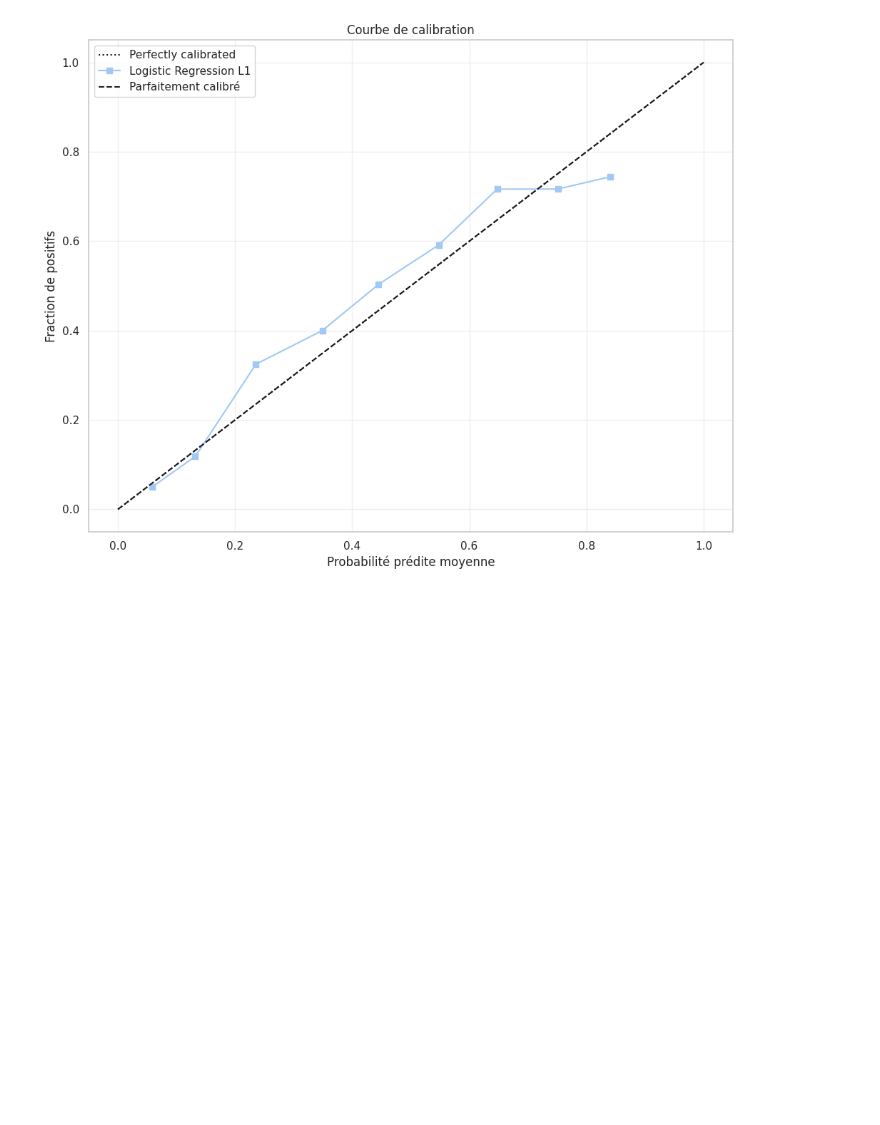
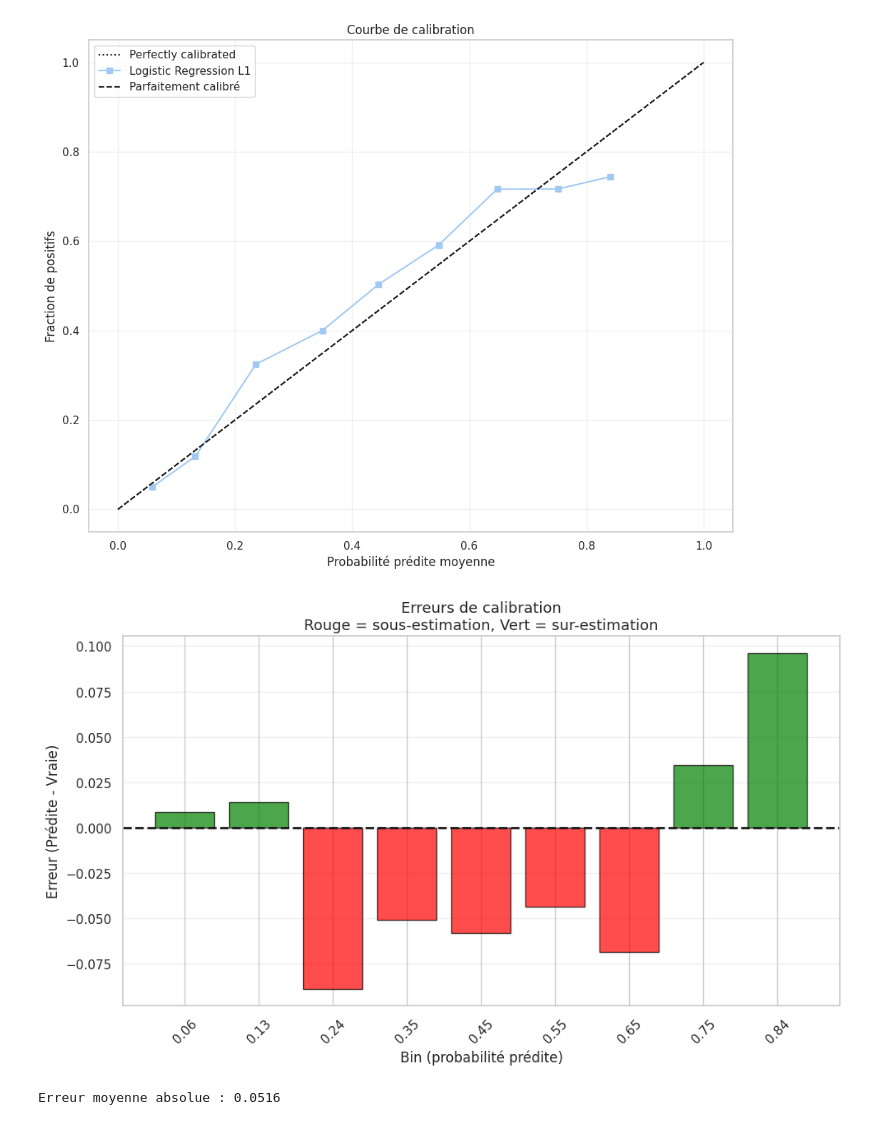
Before and after one commit to Khadija-Ammar/ml-uncertainty-quantification-and-sources, a Jupyter notebook: encodage Dunand + ML.ipynb, the cells around one changed output. Drawn from its saved outputs; the diff is of its cells as text; code cells hidden in the pictures; blank space fills up the shorter version.

Commit message:
Suite calibration

```diff
--- a/encodage Dunand + ML.ipynb
+++ b/encodage Dunand + ML.ipynb
@@ -626,3 +632,30 @@ plt.tight_layout()
 plt.show()
 # %% [output]
 [figure]
+# %%
+from sklearn.calibration import calibration_curve
+
+# Calculer la courbe de calibration
+prob_true, prob_pred = calibration_curve(y_test, y_proba, n_bins=10, strategy='uniform')
+
+# Erreurs de calibration
+errors = prob_pred - prob_true
+
+# On veut faire sous forme d'histo donc on bin
+plt.figure(figsize=(10, 6))
+plt.bar(range(len(errors)), errors,
+        color=['red' if e < 0 else 'green' for e in errors],
+        alpha=0.7, edgecolor='black')
+plt.axhline(y=0, color='k', linestyle='--', linewidth=2)
+plt.xlabel('Bin (probabilité prédite)', fontsize=12)
+plt.ylabel('Erreur (Prédite - Vraie)', fontsize=12)
+plt.title('Erreurs de calibration\nRouge = sous-estimation, Vert = sur-estimation', fontsize=13)
+plt.xticks(range(len(errors)), [f'{p:.2f}' for p in prob_pred], rotation=45)
+plt.grid(True, alpha=0.3, axis='y')
+plt.tight_layout()
+plt.show()
+
+print(f"Erreur moyenne absolue : {np.mean(np.abs(errors)):.4f}")
+# %% [output]
+[figure, added]
+Erreur moyenne absolue : 0.0516
```
Also changed, not shown: parts of 4 cells of this notebook.
